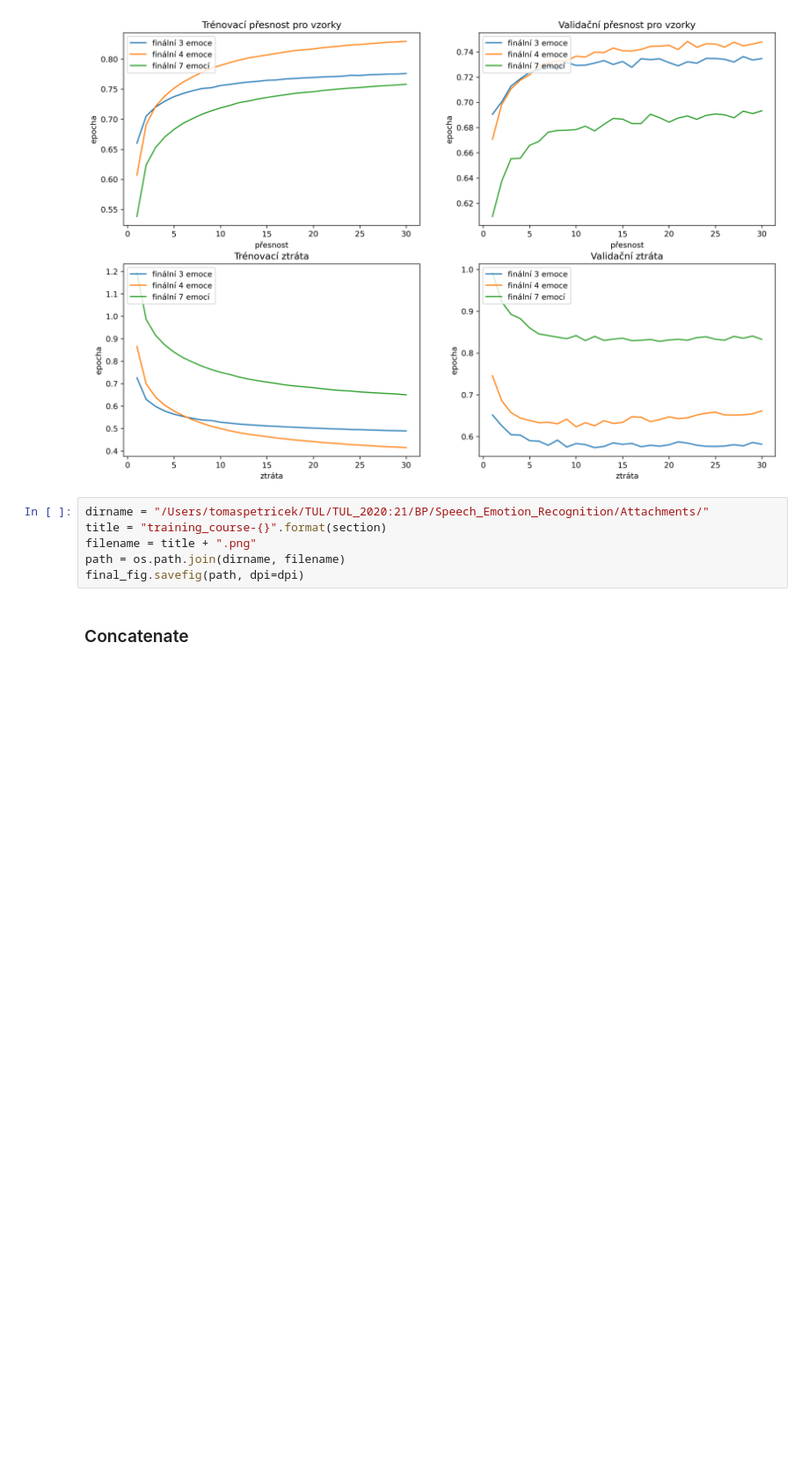
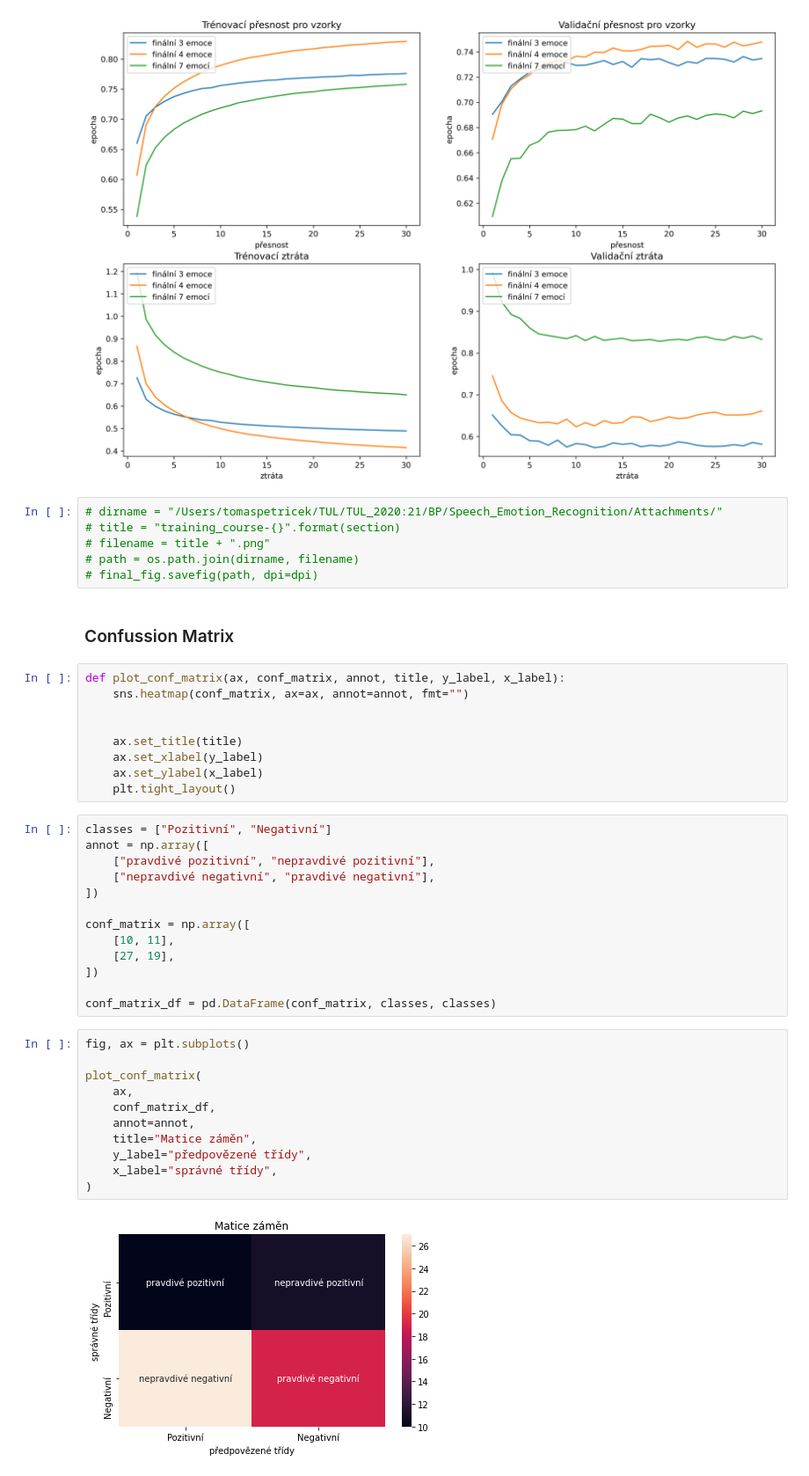
Before and after one commit to tomaspetricek/speech-emotion-recognition, a Jupyter notebook: Bachelor_thesis/graph_preparation.ipynb, the cells around one changed output. Shown at 88% size. Cells and saved outputs as stored; diff of their text form; blank space fills up the shorter version.

```diff
--- a/Bachelor_thesis/graph_preparation.ipynb
+++ b/Bachelor_thesis/graph_preparation.ipynb
@@ -267,10 +268,45 @@ for row in range(n_rows):
 # %% [output]
 [figure]
 # %%
-dirname = "/Users/tomaspetricek/TUL/TUL_2020:21/BP/Speech_Emotion_Recognition/Attachments/"
-title = "training_course-{}".format(section)
-filename = title + ".png"
-path = os.path.join(dirname, filename)
-final_fig.savefig(path, dpi=dpi)
+# dirname = "/Users/tomaspetricek/TUL/TUL_2020:21/BP/Speech_Emotion_Recognition/Attachments/"
+# title = "training_course-{}".format(section)
+# filename = title + ".png"
+# path = os.path.join(dirname, filename)
+# final_fig.savefig(path, dpi=dpi)
-# %% [markdown]
-### Concatenate
+# %% [markdown]
+### Confussion Matrix
+# %%
+def plot_conf_matrix(ax, conf_matrix, annot, title, y_label, x_label):
+    sns.heatmap(conf_matrix, ax=ax, annot=annot, fmt="")
+
+
+    ax.set_title(title)
+    ax.set_xlabel(y_label)
+    ax.set_ylabel(x_label)
+    plt.tight_layout()
+# %%
+classes = ["Pozitivní", "Negativní"]
+annot = np.array([
+    ["pravdivé pozitivní", "nepravdivé pozitivní"],
+    ["nepravdivé negativní", "pravdivé negativní"],
+])
+
+conf_matrix = np.array([
+    [10, 11],
+    [27, 19],
+])
+
+conf_matrix_df = pd.DataFrame(conf_matrix, classes, classes)
+# %%
+fig, ax = plt.subplots()
+
+plot_conf_matrix(
+    ax,
+    conf_matrix_df,
+    annot=annot,
+    title="Matice záměn",
+    y_label="předpovězené třídy",
+    x_label="správné třídy",
+)
+# %% [output]
+[figure, added]
```
Also changed, not shown: parts of 2 cells of this notebook, 4 other files.
